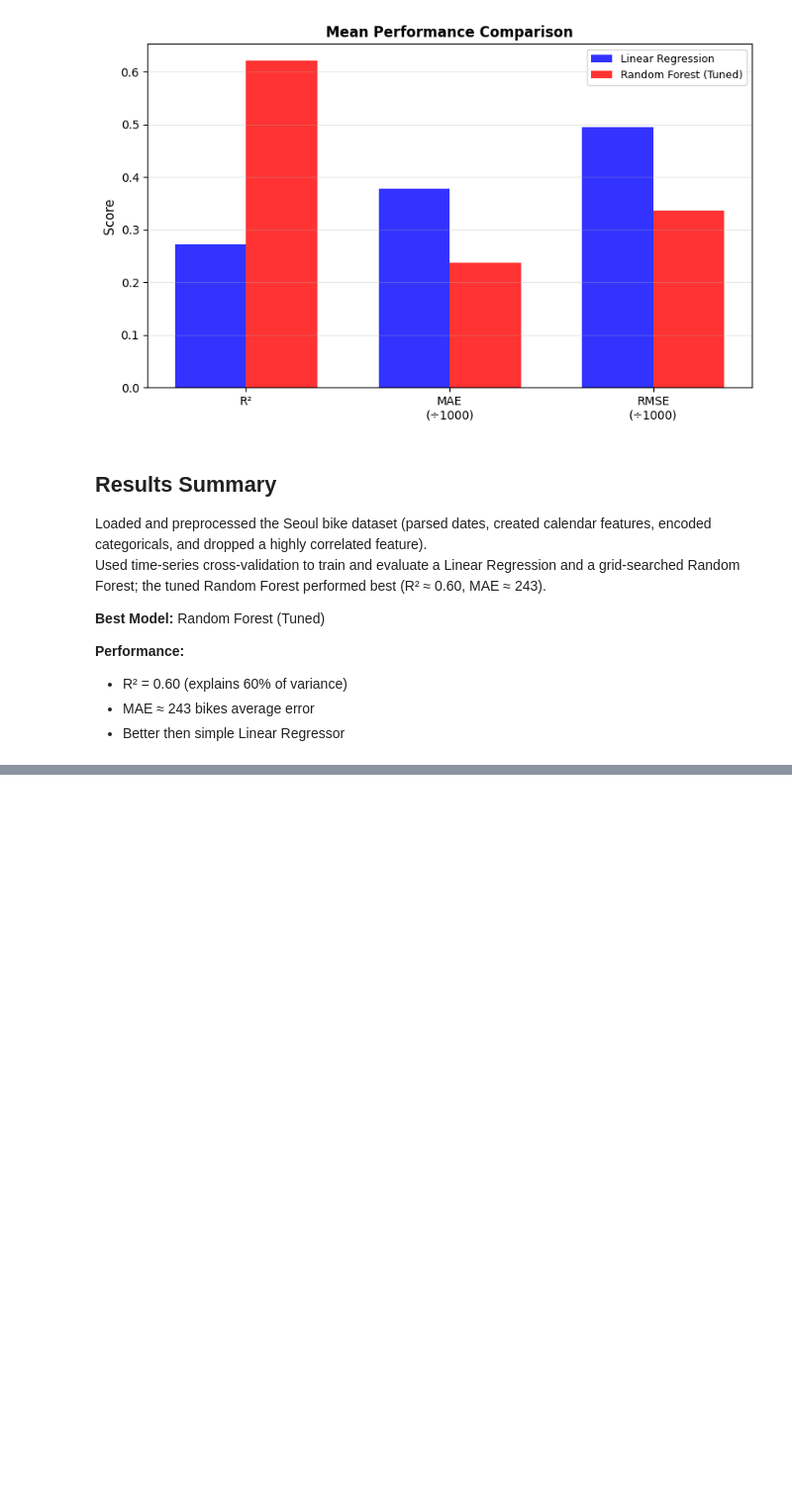
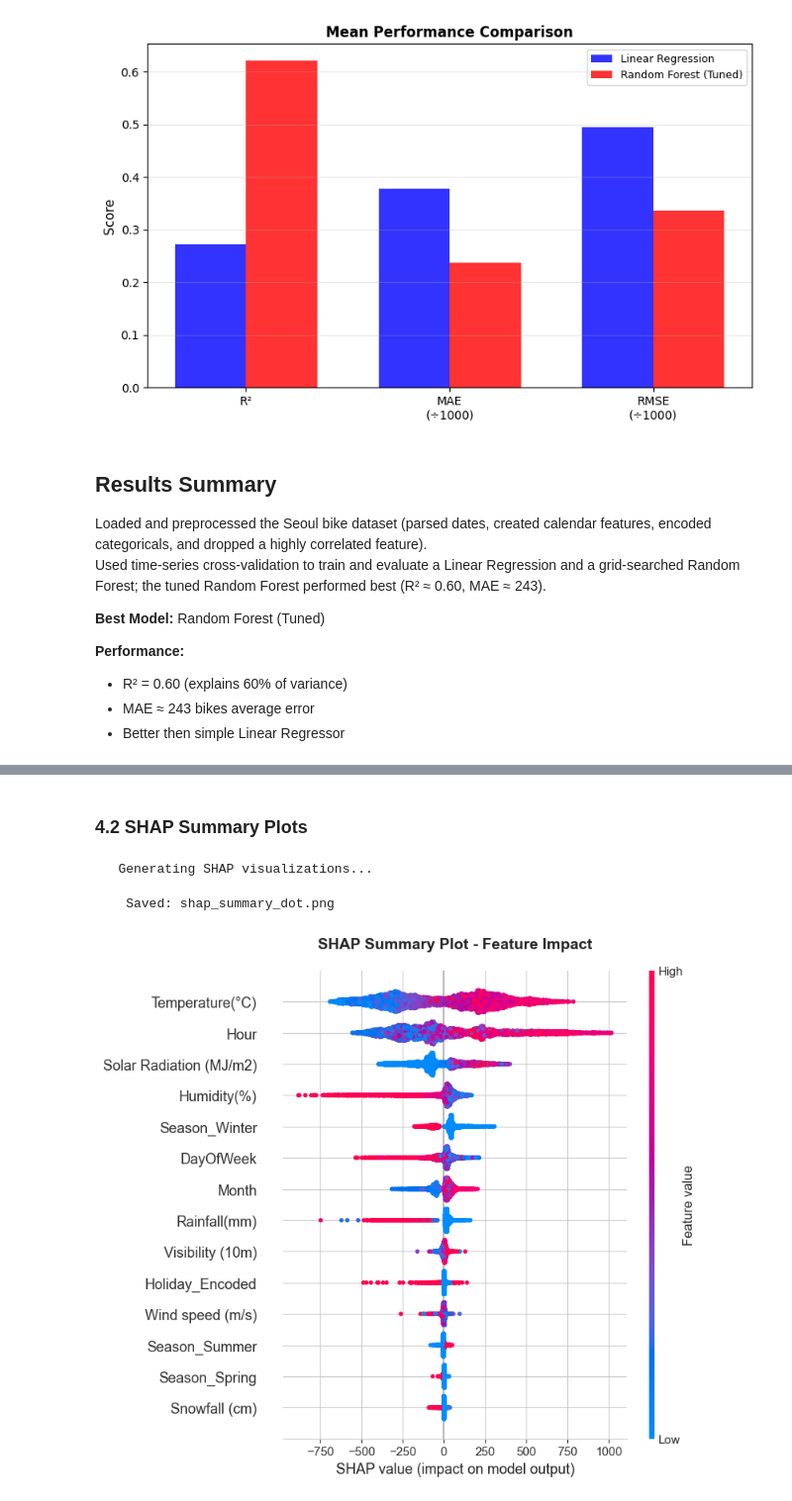
Before and after one commit to antonioi99/dds_group_16, a Jupyter notebook: Predictive Modeling.ipynb, the cells around one changed output, grey strips where cells are left out. Shown at 99% size. Cells and saved outputs as stored; diff of their text form; code cells hidden in the pictures; blank space fills up the shorter version.

```diff
--- a/Predictive Modeling.ipynb
+++ b/Predictive Modeling.ipynb
@@ -444,0 +589,16 @@ Used time-series cross-validation to train and evaluate a Linear Regression and
+# %%
+SHAP_SAVE_DIR = 'shap_values'
+os.makedirs(SHAP_SAVE_DIR, exist_ok=True)
+
+if os.path.exists('shap_values/shap_values_latest.pkl'):
+    print("SHAP values already computed!")
+    print("Loading existing SHAP values (instant)...")
+    shap_data = load_shap_values(save_dir=SHAP_SAVE_DIR)
+else:
+    print("Computing SHAP values for FULL dataset...")
+    print("This will take ~5-10 minutes but only needs to be done ONCE\n")
+
+    # Compute and save SHAP for the FULL dataset
+    shap_data = compute_and_save_shap_full_dataset(best_rf_model, X, save_dir=SHAP_SAVE_DIR)
+
+print(f"\n SHAP values available for {shap_data['dataset_size']} samples")
@@ -444,0 +630,30 @@ Used time-series cross-validation to train and evaluate a Linear Regression and
+# %% [markdown]
+### 4.2 SHAP Summary Plots
+# %%
+'''
+Generate Visualization only for a sample or for the entire dataset
+'''
+
+# shap_values_rf, X_sample = get_sample_for_plotting(
+#     shap_data,
+#     sample_size=1000,
+#     random_state=42
+# )
+
+shap_values_rf, X_sample = get_sample_for_plotting(shap_data)
+# %%
+print("\n   Generating SHAP visualizations...")
+
+# SHAP Summary Plot (dot)
+plt.figure(figsize=(16, 4))
+shap.summary_plot(shap_values_rf, X_sample, plot_type="dot", show=False)
+plt.title('SHAP Summary Plot - Feature Impact', fontsize=14, fontweight='bold', pad=20)
+plt.tight_layout()
+plt.savefig(f'{visualizations}/shap_summary_dot.png', dpi=300, bbox_inches='tight')
+print("    Saved: shap_summary_dot.png")
+plt.show()
+plt.close()
+# %% [output]
+   Generating SHAP visualizations...
+    Saved: shap_summary_dot.png
+[figure, added]
```
Also changed, not shown: parts of 16 cells of this notebook, 10 other files.
